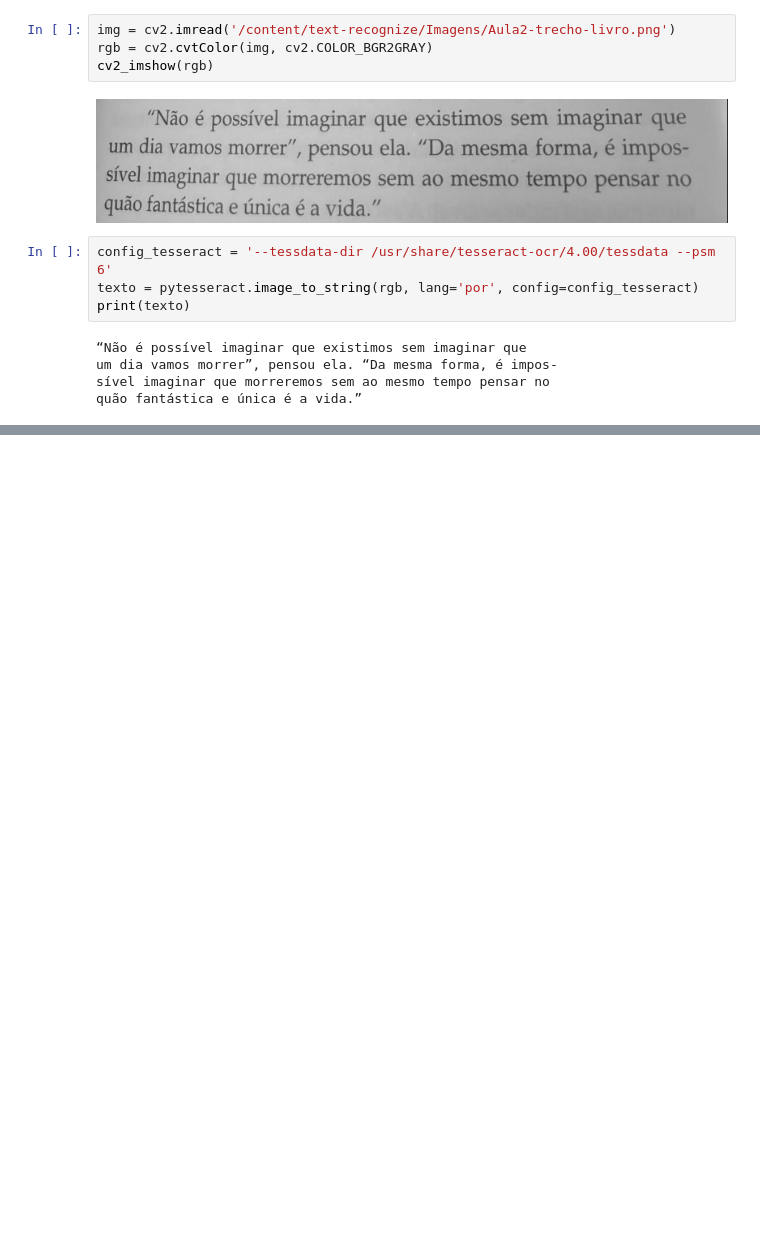
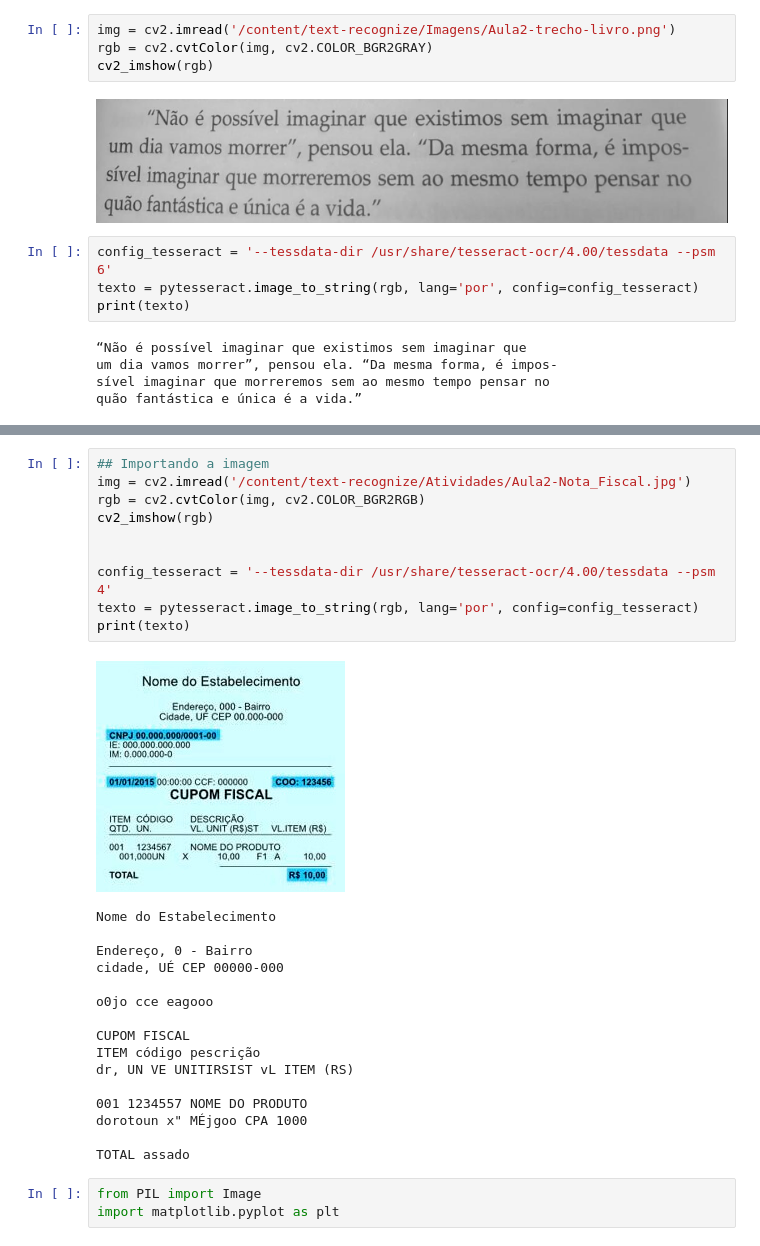
Before and after one commit to thiiagofernando/ocr_opencv_python, a Jupyter notebook: Curso_Visual_Computacional_OCR_OpenCv.ipynb, the cells around one changed output, grey strips where cells are left out. Drawn from its saved outputs; the diff is of its cells as text; blank space fills up the shorter version.

```diff
--- a/Curso_Visual_Computacional_OCR_OpenCv.ipynb
+++ b/Curso_Visual_Computacional_OCR_OpenCv.ipynb
@@ -116,0 +133,30 @@ quão fantástica e única é a vida.”
+# %%
+## Importando a imagem
+img = cv2.imread('/content/text-recognize/Atividades/Aula2-Nota_Fiscal.jpg')
+rgb = cv2.cvtColor(img, cv2.COLOR_BGR2RGB)
+cv2_imshow(rgb)
+
+
+config_tesseract = '--tessdata-dir /usr/share/tesseract-ocr/4.00/tessdata --psm 4'
+texto = pytesseract.image_to_string(rgb, lang='por', config=config_tesseract)
+print(texto)
+# %% [output]
+[figure, added]
+Nome do Estabelecimento
+
+Endereço, 0 - Bairro
+cidade, UÉ CEP 00000-000
+
+o0jo cce eagooo
+
+CUPOM FISCAL
+ITEM código pescrição
+dr, UN VE UNITIRSIST vL ITEM (RS)
+
+001 1234557 NOME DO PRODUTO
+dorotoun x" MÉjgoo CPA 1000
+
+TOTAL assado
+# %%
+from PIL import Image
+import matplotlib.pyplot as plt
```
Also changed, not shown: parts of 7 cells of this notebook.
